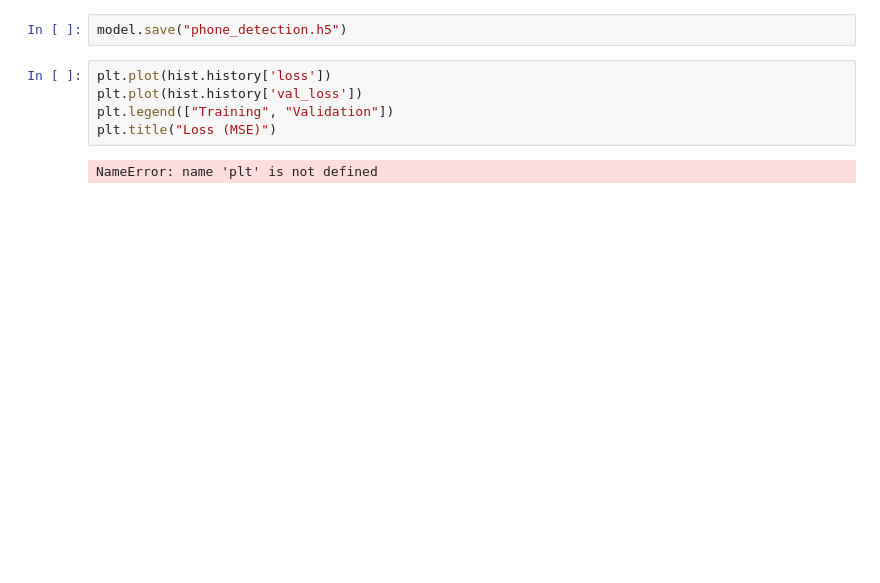
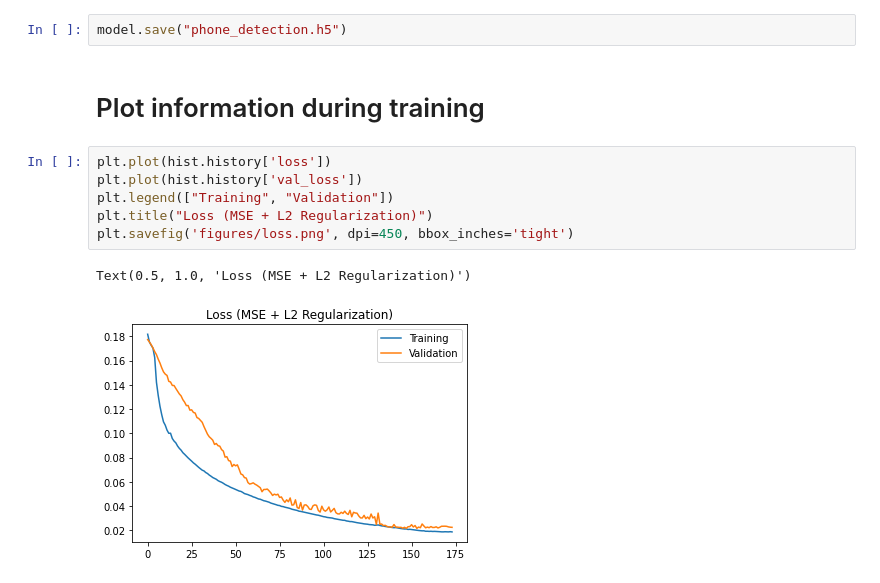
Before and after one commit to kornsook/phone-detection, a Jupyter notebook: train.ipynb, the cells around one changed output. Drawn from its saved outputs; the diff is of its cells as text; blank space fills up the shorter version.

```diff
--- a/train.ipynb
+++ b/train.ipynb
@@ -163,12 +162,16 @@ Epoch 127/1000
 # %%
 model.save("phone_detection.h5")
+# %% [markdown]
+# Plot information during training
 # %%
 plt.plot(hist.history['loss'])
 plt.plot(hist.history['val_loss'])
 plt.legend(["Training", "Validation"])
-plt.title("Loss (MSE)")
+plt.title("Loss (MSE + L2 Regularization)")
+plt.savefig('figures/loss.png', dpi=450, bbox_inches='tight')
 # %% [output]
-NameError: name 'plt' is not defined
+Text(0.5, 1.0, 'Loss (MSE + L2 Regularization)')
+[figure, added]
 # %%
 plt.plot(hist.history['mae'])
 plt.plot(hist.history['val_mae'])
```
Also changed, not shown: parts of 15 cells of this notebook, 2 other files.
